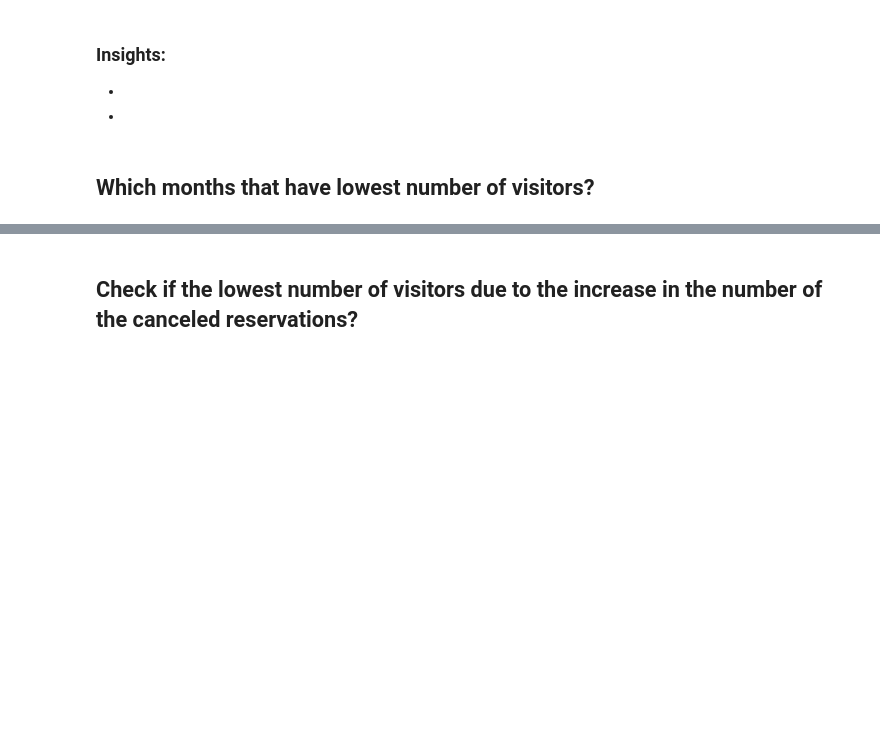
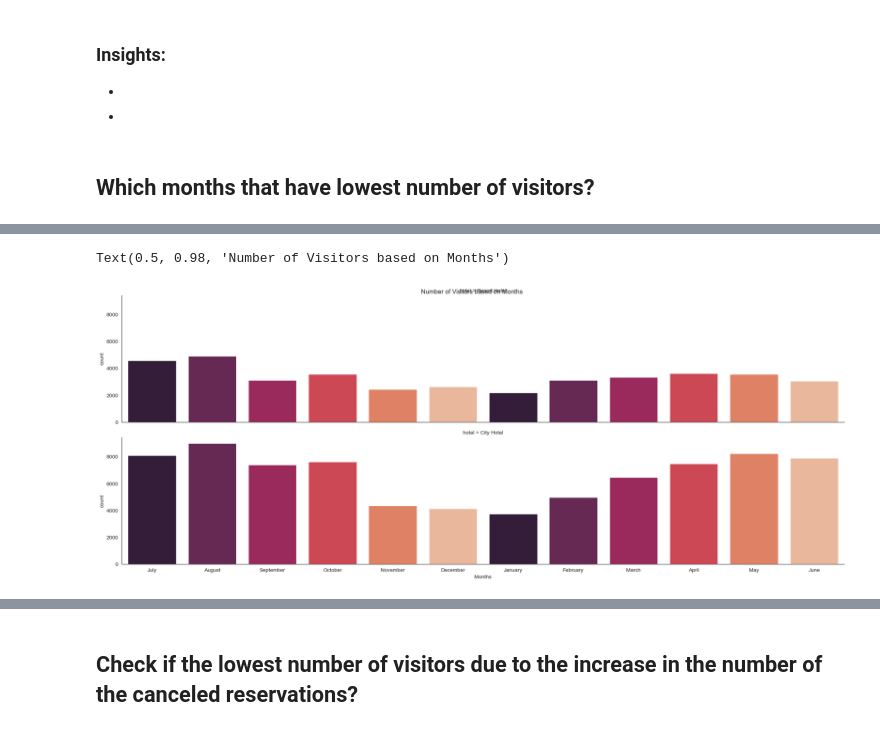
Before and after one commit to Tuwaiq-Data-Science-Bootcamp-V3/PCA-Lab1, a Jupyter notebook: CV_Assignment.ipynb, the cells around one changed output, grey strips where cells are left out. Cells and saved outputs as stored; diff of their text form; code cells hidden in the pictures; blank space fills up the shorter version.

```diff
--- a/CV_Assignment.ipynb
+++ b/CV_Assignment.ipynb
@@ -127,0 +144,8 @@ df.describe(include='object')
+# %%
+C=sns.catplot(data=df, x="arrival_date_month", row="hotel", kind="count", height=4,
+            aspect=5,palette = sns.color_palette("rocket"));
+plt.xlabel('Months')
+C.fig.suptitle('Number of Visitors based on Months')
+# %% [output]
+Text(0.5, 0.98, 'Number of Visitors based on Months')
+[figure, added]
```
Also changed, not shown: parts of 32 cells of this notebook.
